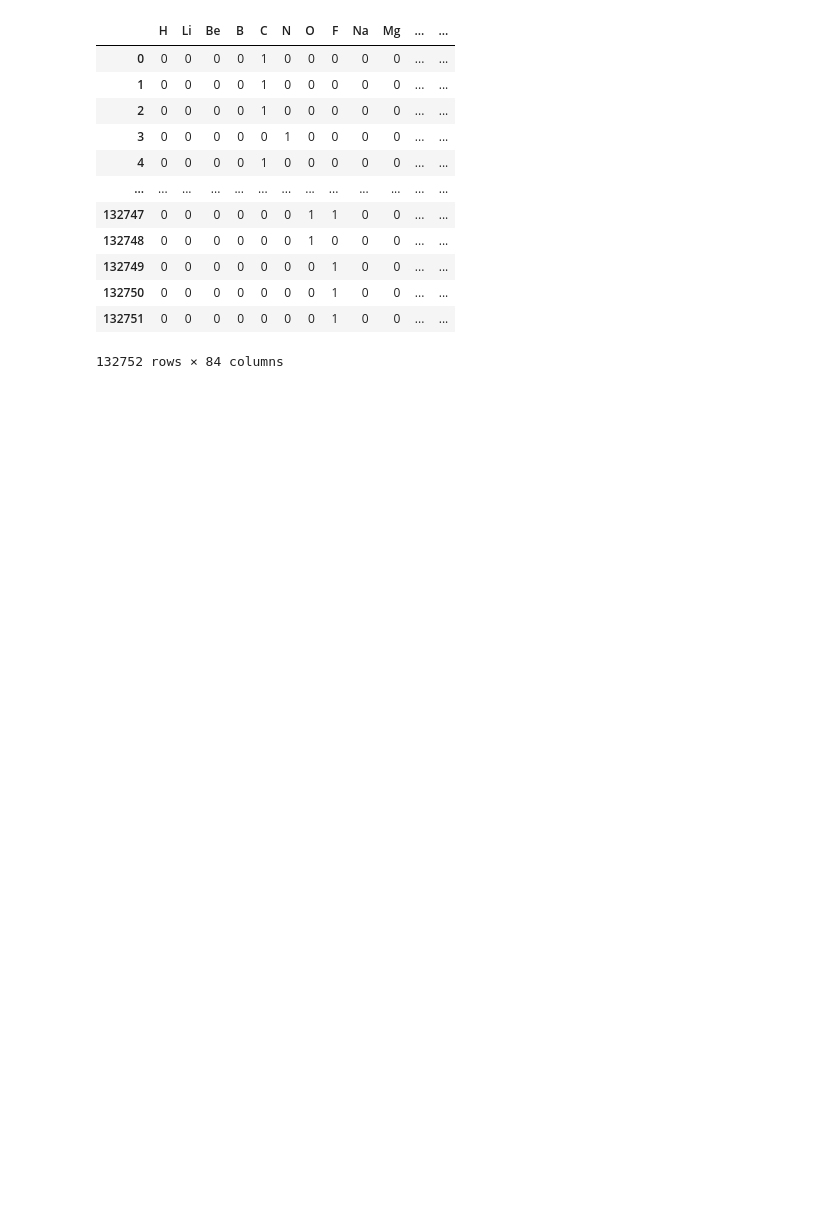
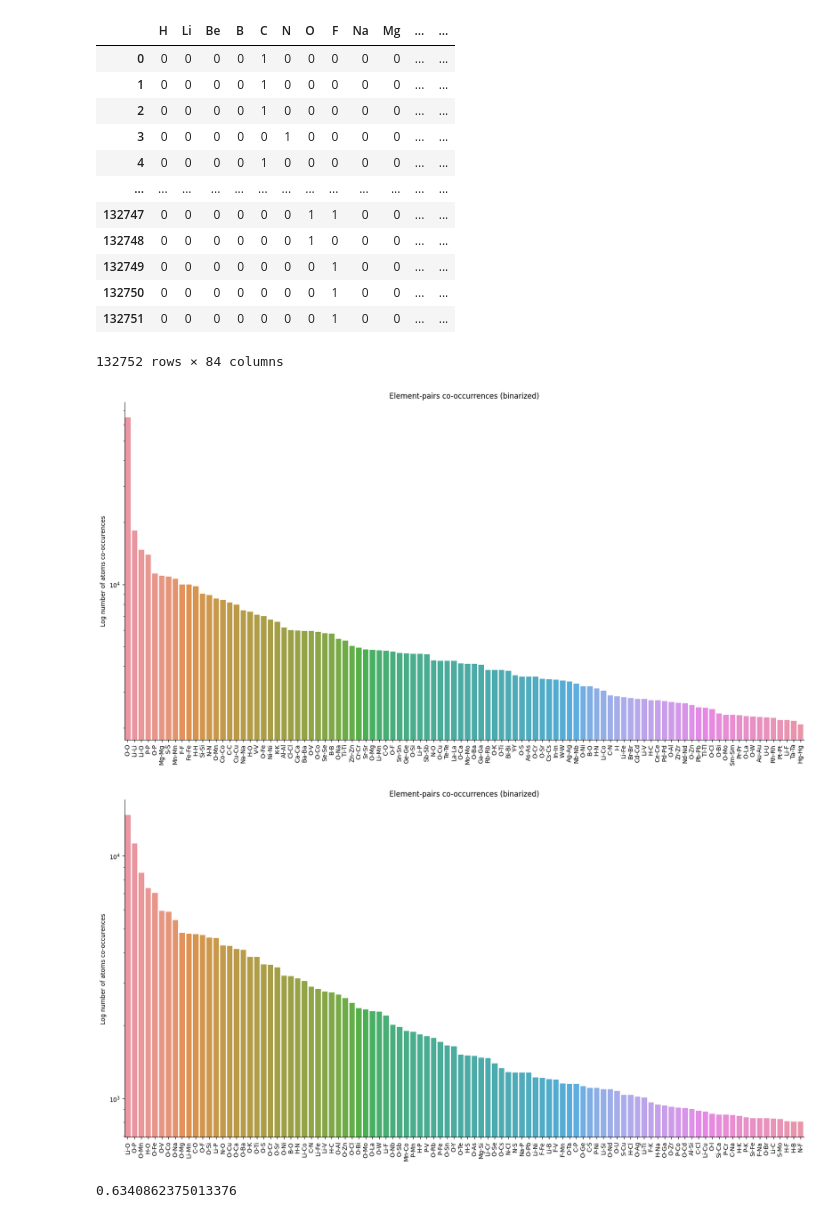
Before and after one commit to sh-divya/ActiveLearningMaterials, a Jupyter notebook: notebooks/matbench_eda.ipynb, the cells around one changed output. Saved outputs shown, nothing was run; the diff lists cells and outputs as text; code cells hidden in the pictures; blank space fills up the shorter version.

```diff
--- a/notebooks/matbench_eda.ipynb
+++ b/notebooks/matbench_eda.ipynb
@@ -274,3 +289,29 @@ edfint
 | 132750 | 0 | 0 | 0 | 0 | 0 | 0 | 0 | 1 | 0 | 0 | ... | ... |
 | 132751 | 0 | 0 | 0 | 0 | 0 | 0 | 0 | 1 | 0 | 0 | ... | ... |
 132752 rows × 84 columns
+# %%
+n_coocs = 100
+
+for with_diag in [True, False]:
+    small_coocs_df = cooc_df.copy()
+    small_coocs_df[np.tril(np.ones_like(cooc_df.values, dtype=bool), k=-1 if with_diag else 0)] = -1
+    most_occurring = small_coocs_df.values.ravel().argsort()[::-1][:n_coocs]
+    rows, cols = most_occurring // len(small_coocs_df), most_occurring % len(small_coocs_df)
+    coocs_labels = [f"{a}-{b}" for a, b in zip(small_coocs_df.index[rows], small_coocs_df.columns[cols])]
+    bar_heights = small_coocs_df.values.ravel()[most_occurring]
+
+    plt.figure(figsize=(20, 10))
+    sns.barplot(x=coocs_labels, y=bar_heights)
+    plt.xticks(rotation=90)
+    plt.ylabel("Log number of atoms co-occurences")
+    plt.title((title := "Element-pairs co-occurrences" + (" (binarized)" if BINARIZE else "")))
+    plt.yscale("log")
+    sns.despine()
+    plt.savefig(f"plots/matbench_eda/{minihash(title)}-{'diag' if with_diag else 'no-diag'}.jpg", dpi=250, bbox_inches="tight")
+# %% [output]
+[figure, added]
+[figure, added]
+# %%
+edf[top_k_els].values.sum() / edf.values.sum()
+# %% [output]
+0.6340862375013376
```
Also changed, not shown: parts of 10 cells of this notebook, 3 other files.
